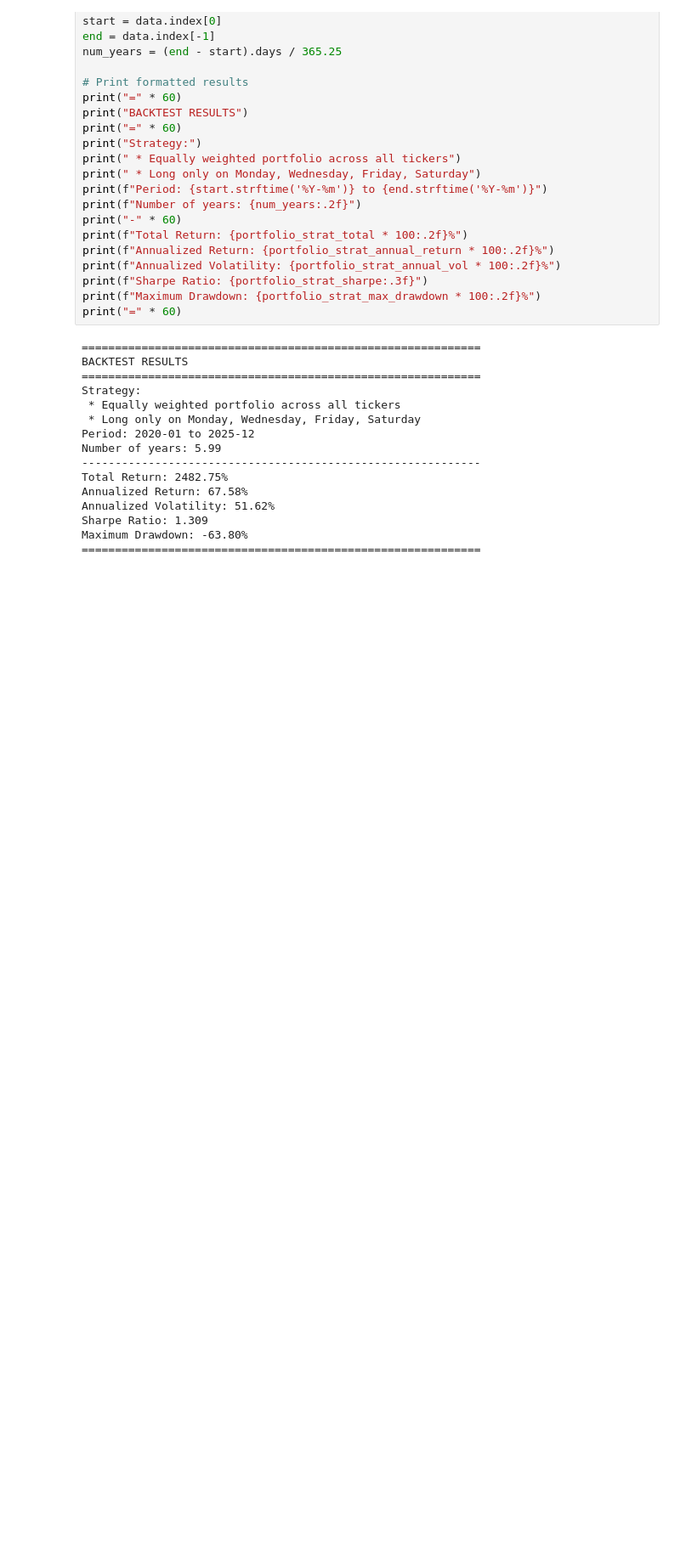
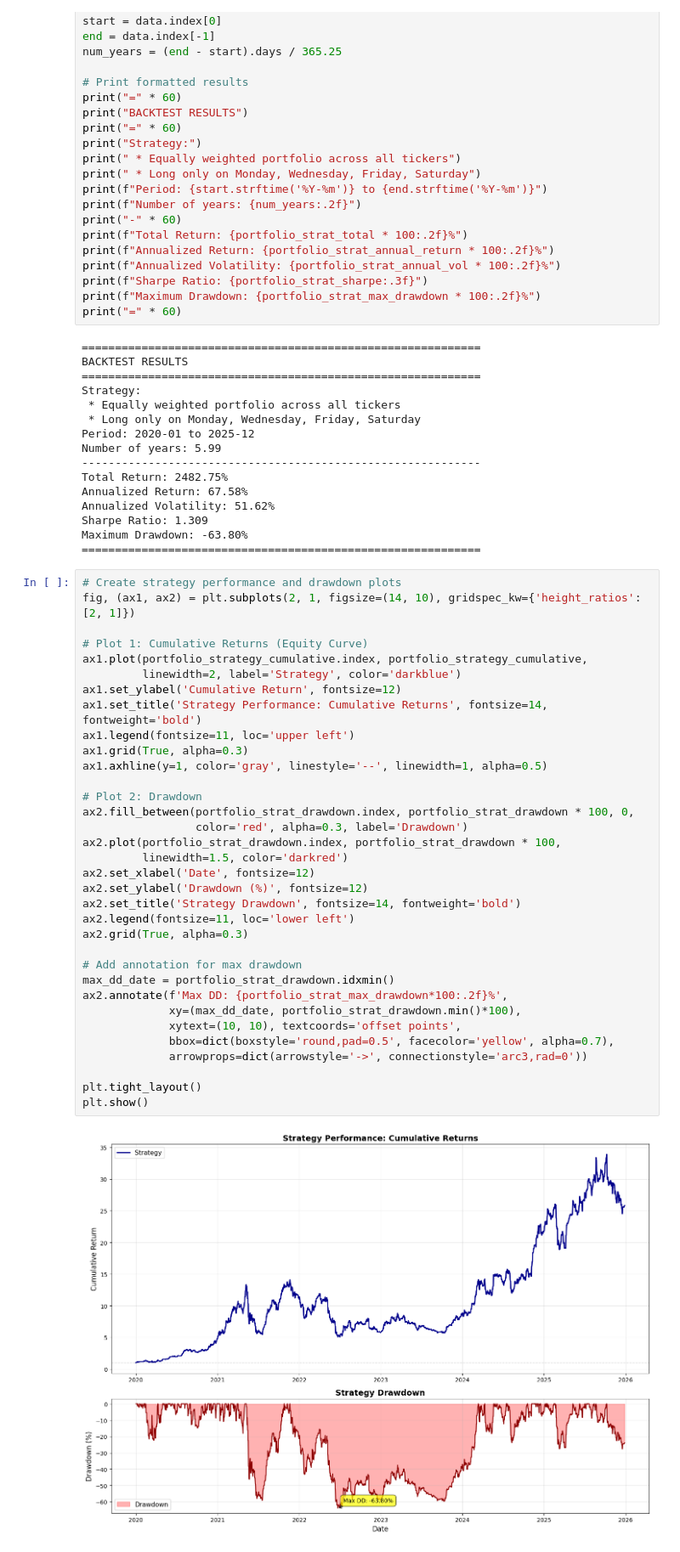
Before and after one commit to BlazOrsos/quant-journey, a Jupyter notebook: research/crypto_seasonality/crypto_seasonality.ipynb, the cells around one changed output. Shown at 85% size. Cells and saved outputs as stored; diff of their text form; blank space fills up the shorter version.

Commit message:
seasonality finished, with a strat

```diff
--- a/research/crypto_seasonality/crypto_seasonality.ipynb
+++ b/research/crypto_seasonality/crypto_seasonality.ipynb
@@ -410,3 +410,39 @@ Annualized Volatility: 51.62%
 Sharpe Ratio: 1.309
 Maximum Drawdown: -63.80%
 ============================================================
+# %%
+# Create strategy performance and drawdown plots
+fig, (ax1, ax2) = plt.subplots(2, 1, figsize=(14, 10), gridspec_kw={'height_ratios': [2, 1]})
+
+# Plot 1: Cumulative Returns (Equity Curve)
+ax1.plot(portfolio_strategy_cumulative.index, portfolio_strategy_cumulative,
+         linewidth=2, label='Strategy', color='darkblue')
+ax1.set_ylabel('Cumulative Return', fontsize=12)
+ax1.set_title('Strategy Performance: Cumulative Returns', fontsize=14, fontweight='bold')
+ax1.legend(fontsize=11, loc='upper left')
+ax1.grid(True, alpha=0.3)
+ax1.axhline(y=1, color='gray', linestyle='--', linewidth=1, alpha=0.5)
+
+# Plot 2: Drawdown
+ax2.fill_between(portfolio_strat_drawdown.index, portfolio_strat_drawdown * 100, 0,
+                 color='red', alpha=0.3, label='Drawdown')
+ax2.plot(portfolio_strat_drawdown.index, portfolio_strat_drawdown * 100,
+         linewidth=1.5, color='darkred')
+ax2.set_xlabel('Date', fontsize=12)
+ax2.set_ylabel('Drawdown (%)', fontsize=12)
+ax2.set_title('Strategy Drawdown', fontsize=14, fontweight='bold')
+ax2.legend(fontsize=11, loc='lower left')
+ax2.grid(True, alpha=0.3)
+
+# Add annotation for max drawdown
+max_dd_date = portfolio_strat_drawdown.idxmin()
+ax2.annotate(f'Max DD: {portfolio_strat_max_drawdown*100:.2f}%',
+             xy=(max_dd_date, portfolio_strat_drawdown.min()*100),
+             xytext=(10, 10), textcoords='offset points',
+             bbox=dict(boxstyle='round,pad=0.5', facecolor='yellow', alpha=0.7),
+             arrowprops=dict(arrowstyle='->', connectionstyle='arc3,rad=0'))
+
+plt.tight_layout()
+plt.show()
+# %% [output]
+[figure, added]
```
Also changed, not shown: parts of 3 cells of this notebook.
